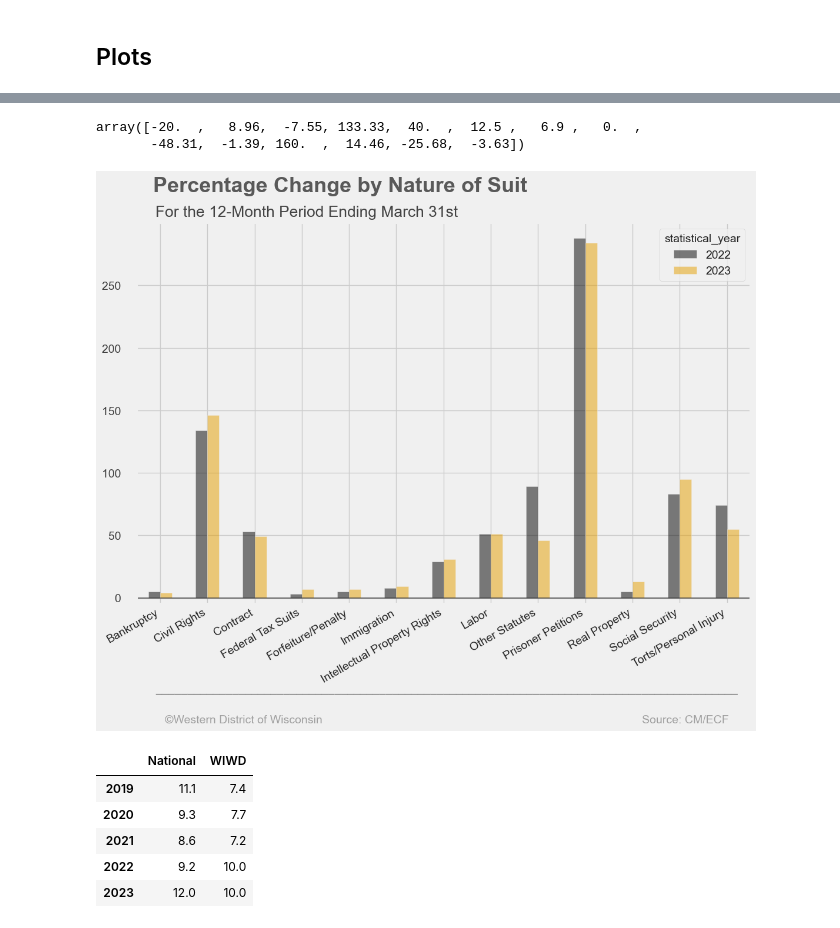
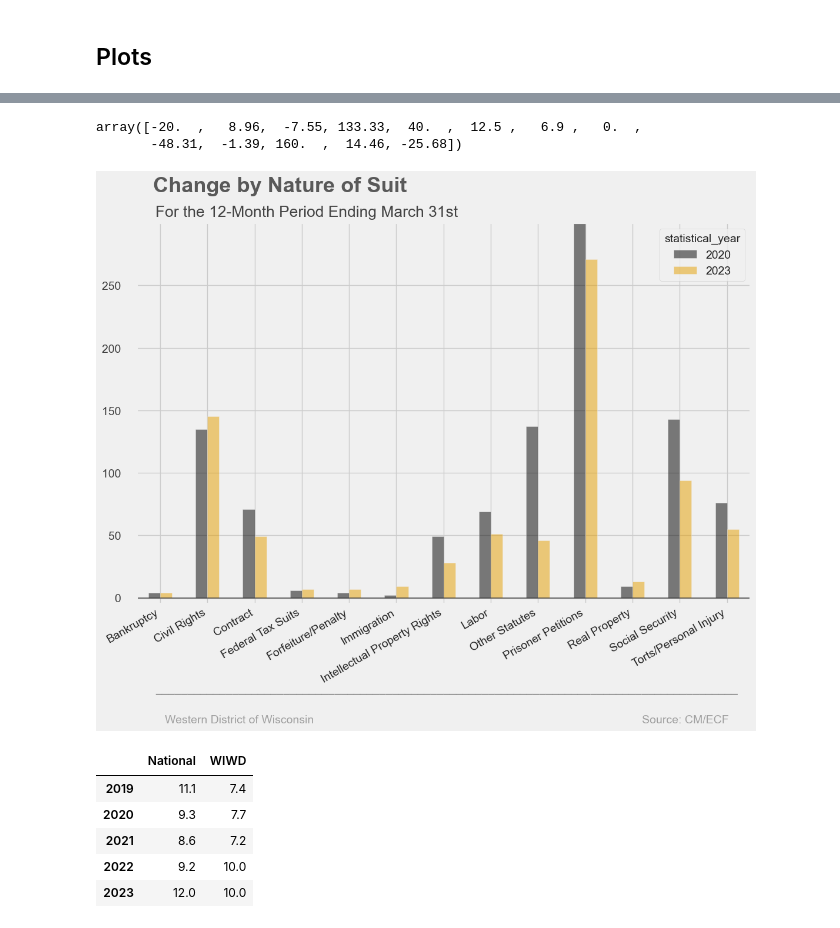
Before and after one commit to jturner421/cpi, a Jupyter notebook: WDBA2023/wdba2023_visualizations.ipynb, the cells around one changed output, grey strips where cells are left out. Drawn from its saved outputs; the diff is of its cells as text; code cells hidden in the pictures.

```diff
--- a/WDBA2023/wdba2023_visualizations.ipynb
+++ b/WDBA2023/wdba2023_visualizations.ipynb
@@ -173,3 +155,5 @@ nos_totals_by_year
+# %%
+nos_totals_by_year  = nos_totals_by_year.loc[:, [2020,2023]]
 # %%
 pct_change = nos_totals_by_year.pct_change(axis='columns')
 # %%
@@ -310,43 +306,43 @@ p = round(pct_change.loc[:, 2023] * 100, 2)
 p.values
 # %% [output]
 array([-20.  ,   8.96,  -7.55, 133.33,  40.  ,  12.5 ,   6.9 ,   0.  ,
-       -48.31,  -1.39, 160.  ,  14.46, -25.68,  -3.63])
+       -48.31,  -1.39, 160.  ,  14.46, -25.68])
 # %%
 fte_graph = nos_totals_by_year.plot(kind='bar',
                                     figsize=(12, 8),
                                     alpha=0.5,
                                     color=colors)
 ax = plt.gca()
 fig = plt.gcf()
 ax.tick_params(axis = 'both', which = 'major', labelsize = 14)
 plt.xticks(rotation=30, horizontalalignment="right")
 plt.ylim(-5, 300)
 
 ax.axhline(y=0, color='#414141', linewidth=1.7, alpha=.7)
 ax.xaxis.label.set_visible(False)
 
 # Y-labels to only these
 ax.set_yticks([0, 50, 100, 150, 200, 250])
 ax.set_yticklabels(labels=['0    ','50    ', '100    ', '150    ','200    ','250    ' ], fontsize=14, color='#414141')
 
 # Title and Subtitle
-ax.text(x=-.15, y=325, s="Percentage Change by Nature of Suit", fontsize=26, weight='bold', alpha=.75)
+ax.text(x=-.15, y=325, s="Change by Nature of Suit", fontsize=26, weight='bold', alpha=.75)
 ax.text(x=-.1, y=305, s="For the 12-Month Period Ending March 31st", fontsize=19, alpha=.85)
 
 # Signature bar
 ax.text(x=-.1, y=-75,
         s='___________________________________________________________________________________________',
         color='#414141', alpha=.7)
 # Footer
 ax.text(x=-.1, y=-100,
-        s='   ©Western District of Wisconsin', fontsize=14, color='grey', alpha=.7)
+        s='   Western District of Wisconsin', fontsize=14, color='grey', alpha=.7)
 
 ax.text(x=10, y=-100,
         s='   Source: CM/ECF', fontsize=14, color='grey', alpha=.7);
 
 plt.savefig('/Users/jwt/PycharmProjects/cpi_program/WDBA2023/figures/percent change.png', dpi=300, bbox_inches='tight', transparent=False)
 # %% [output]
-[figure, old version]
+[figure, new version]
 # %%
 data = [(11.1, 7.4), (9.3, 7.7), (8.6, 7.2), (9.2, 10.0), (12.0, 10.0)]
 columns = ['National', 'WIWD']
```
Also changed, not shown: parts of 51 cells of this notebook, 12 other files.
